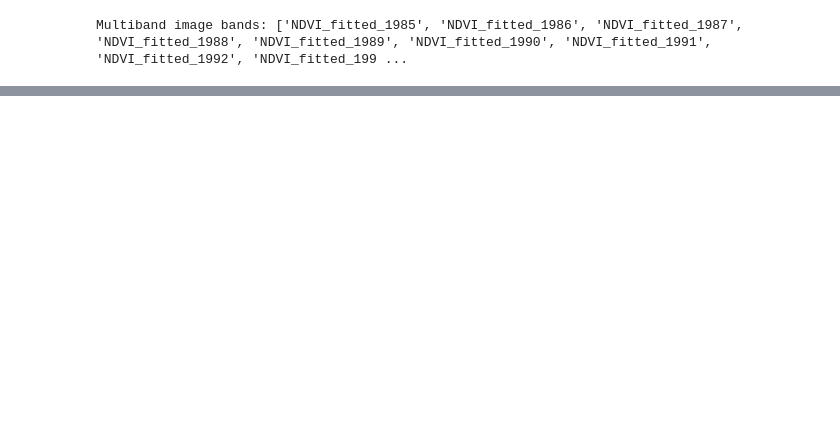
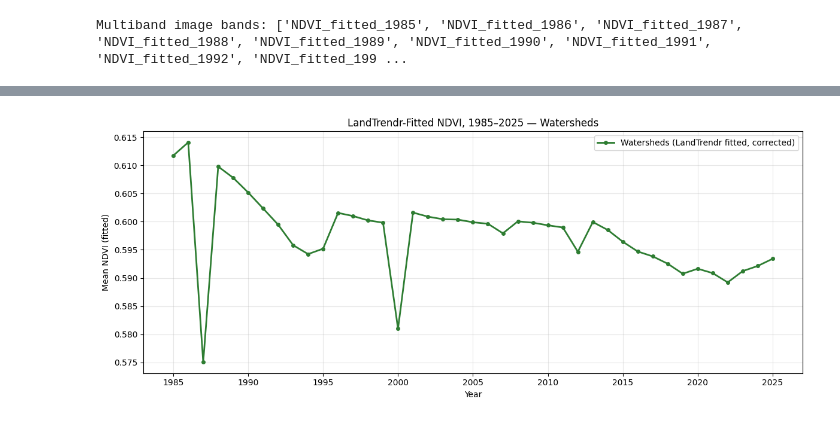
Before and after one commit to Mohammed777777777/Oil-Sand-Monitoring, a Jupyter notebook: TimeSeries_Wetland_OSM.ipynb, the cells around one changed output, grey strips where cells are left out. Cells and saved outputs as stored; diff of their text form; code cells hidden in the pictures; blank space fills up the shorter version.

```diff
--- a/TimeSeries_Wetland_OSM.ipynb
+++ b/TimeSeries_Wetland_OSM.ipynb
@@ -739,7 +772,7 @@ for y in years_check:
     band_name = f'NDVI_fitted_{y}'
     mean_val = fitted_saved_v2.select(band_name).reduceRegion(
         reducer=ee.Reducer.mean(),
-        geometry=watershed_geom,
+        geometry=clippedWatershed_geom,
         scale=30,
         maxPixels=1e9,
         bestEffort=True
@@ -749,16 +809,16 @@ for y in years_check:
 # %%
 import matplotlib.pyplot as plt
 
 plt.figure(figsize=(12, 5))
-plt.plot(years_watershed_list, mean_ndvi_watershed, marker='s', markersize=4,
-         linewidth=1, color='#B0BEC5', label='Watersheds (raw medoid)', alpha=0.7)
 plt.plot(years_check, mean_ndvi_fitted_v2, marker='o', markersize=4,
          linewidth=2, color='#2E7D32', label='Watersheds (LandTrendr fitted, corrected)')
 plt.xlabel('Year')
-plt.ylabel('Mean NDVI')
-plt.title('Raw vs. LandTrendr-Fitted NDVI (Corrected), 1985–2025 — Watersheds')
+plt.ylabel('Mean NDVI (fitted)')
+plt.title('LandTrendr-Fitted NDVI, 1985–2025 — Watersheds')
 plt.legend()
 plt.grid(True, alpha=0.3)
 plt.tight_layout()
-plt.savefig('ndvi_timeseries_watershed_raw_vs_fitted_v2.png', dpi=150)
+plt.savefig('ndvi_timeseries_watershed_fitted_v2.png', dpi=150)
 plt.show()
+# %% [output]
+[figure, added]
```
Also changed, not shown: parts of 14 cells of this notebook.
